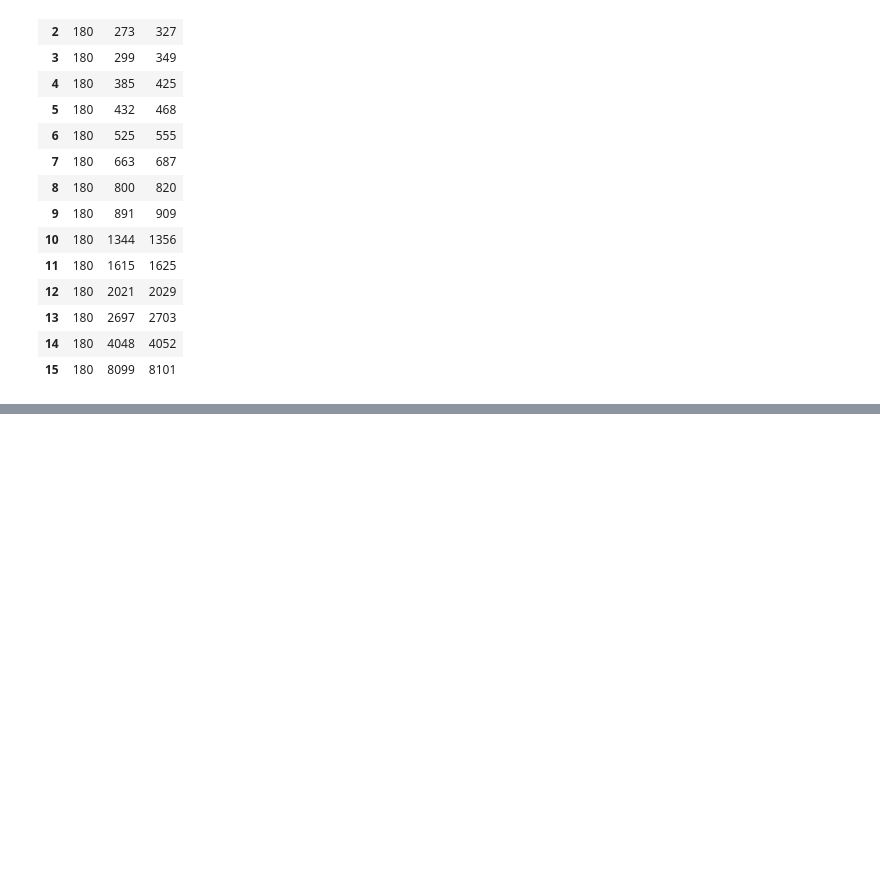
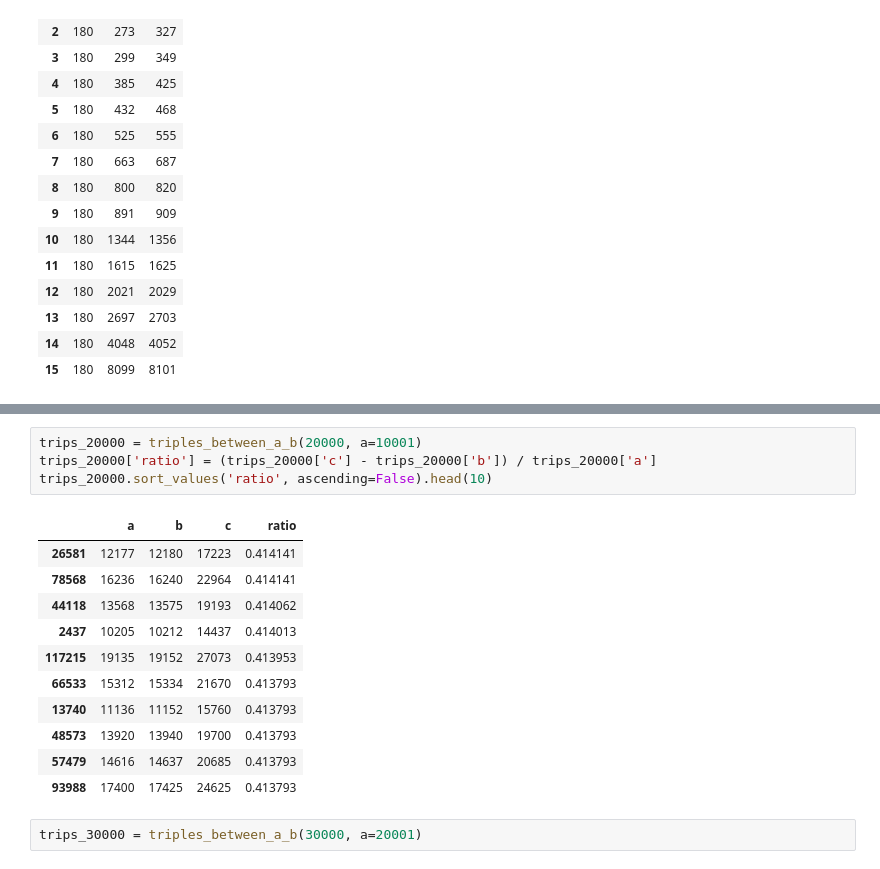
Before and after one commit to gadamico/Code-Snippets, a Jupyter notebook: scratch8.ipynb, the cells around one changed output, grey strips where cells are left out. Cells and saved outputs as stored; diff of their text form; blank space fills up the shorter version.

```diff
--- a/scratch8.ipynb
+++ b/scratch8.ipynb
@@ -614,0 +667,18 @@ triples_up_to_a(20)
+# %%
+trips_20000 = triples_between_a_b(20000, a=10001)
+trips_20000['ratio'] = (trips_20000['c'] - trips_20000['b']) / trips_20000['a']
+trips_20000.sort_values('ratio', ascending=False).head(10)
+# %% [output]
+|  | a | b | c | ratio |
+| 26581 | 12177 | 12180 | 17223 | 0.414141 |
+| 78568 | 16236 | 16240 | 22964 | 0.414141 |
+| 44118 | 13568 | 13575 | 19193 | 0.414062 |
+| 2437 | 10205 | 10212 | 14437 | 0.414013 |
+| 117215 | 19135 | 19152 | 27073 | 0.413953 |
+| 66533 | 15312 | 15334 | 21670 | 0.413793 |
+| 13740 | 11136 | 11152 | 15760 | 0.413793 |
+| 48573 | 13920 | 13940 | 19700 | 0.413793 |
+| 57479 | 14616 | 14637 | 20685 | 0.413793 |
+| 93988 | 17400 | 17425 | 24625 | 0.413793 |
+# %%
+trips_30000 = triples_between_a_b(30000, a=20001)
```
Also changed, not shown: parts of 16 cells of this notebook.
